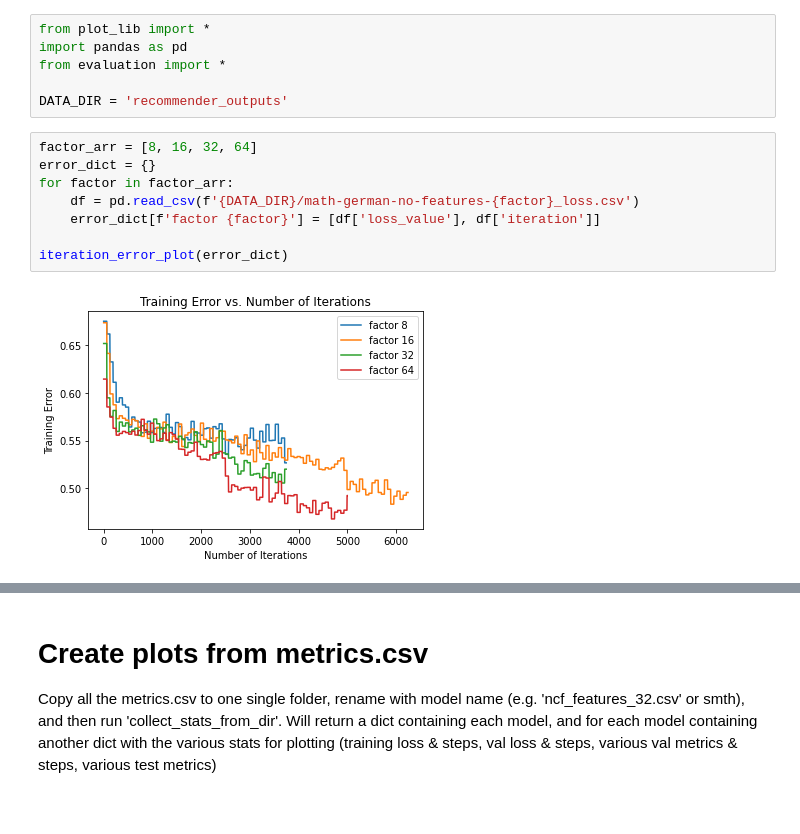
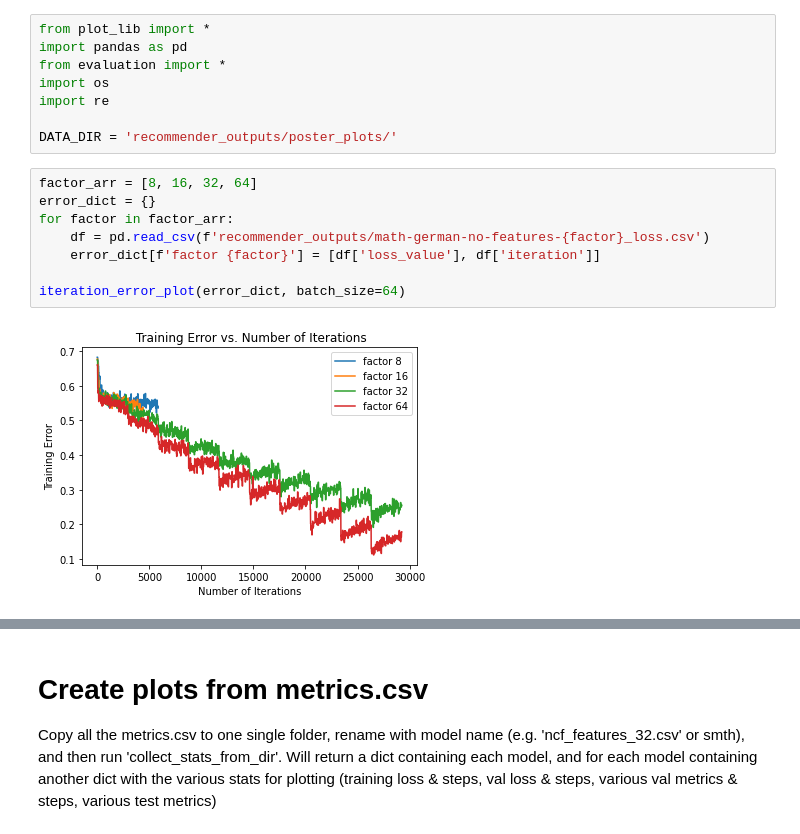
Before and after one commit to davhofer/recommender, a Jupyter notebook: create_plots.ipynb, the cells around one changed output, grey strips where cells are left out. Drawn from its saved outputs; the diff is of its cells as text.

Commit message:
uncleaned code for create plot, update validation score per step, separate math and german score

```diff
--- a/create_plots.ipynb
+++ b/create_plots.ipynb
@@ -2,15 +2,17 @@
 from plot_lib import *
 import pandas as pd
 from evaluation import *
+import os
+import re
 
-DATA_DIR = 'recommender_outputs'
+DATA_DIR = 'recommender_outputs/poster_plots/'
 # %%
 factor_arr = [8, 16, 32, 64]
 error_dict = {}
 for factor in factor_arr:
-    df = pd.read_csv(f'{DATA_DIR}/math-german-no-features-{factor}_loss.csv')
+    df = pd.read_csv(f'recommender_outputs/math-german-no-features-{factor}_loss.csv')
     error_dict[f'factor {factor}'] = [df['loss_value'], df['iteration']]
 
-iteration_error_plot(error_dict)
+iteration_error_plot(error_dict, batch_size=64)
 # %% [output]
-[figure, old version]
+[figure, new version]
```
Also changed, not shown: parts of 11 cells of this notebook, 1 other file.
